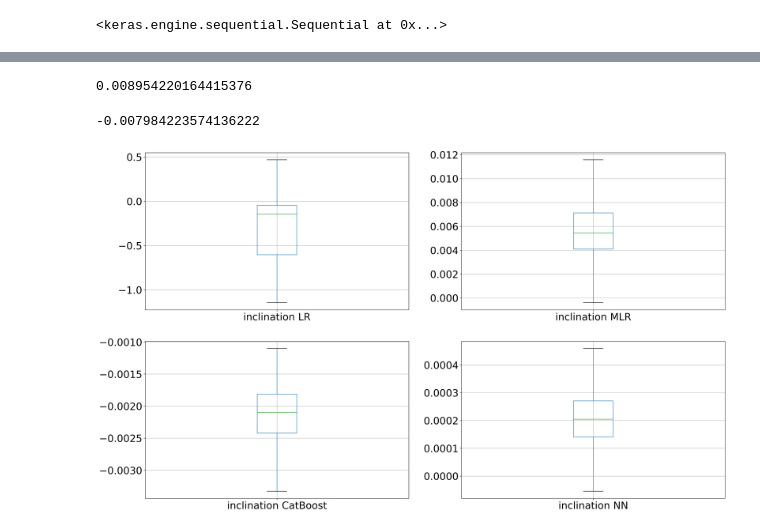
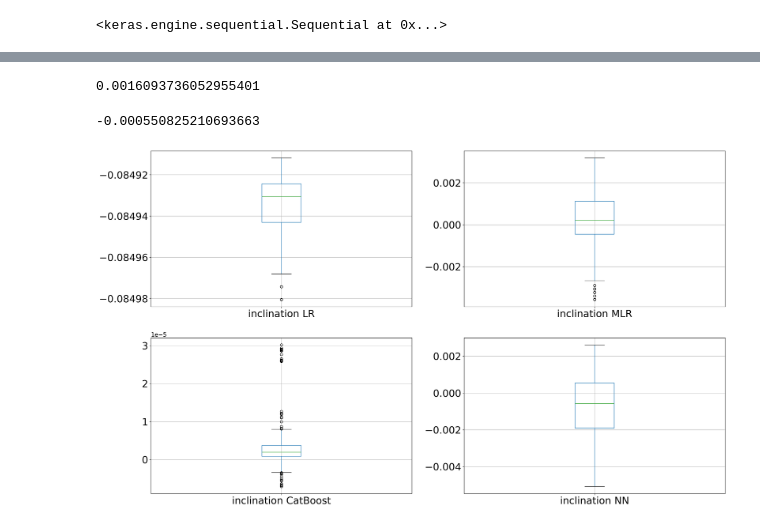
Before and after one commit to SergeyDolin/inclinometer-main, a Jupyter notebook: nn.ipynb, the cells around one changed output, grey strips where cells are left out. Saved outputs shown, nothing was run; the diff lists cells and outputs as text; code cells hidden in the pictures.

```diff
--- a/nn.ipynb
+++ b/nn.ipynb
@@ -594,21 +616,21 @@ features = scaler.fit_transform(features)
 features_train, features_valid, target_train, target_valid = \
     train_test_split(features, target, train_size=0.75, random_state=CFG.RANDOM_STATE)
 # %%
-test_nn = scaler.transform(test.drop(columns=CFG.TARGET))
+test_nn = scaler.transform(test[CFG.FEATURES])
 # %%
 def build_neural_network(hp):
     model = Sequential()
-    model.add(layers.Flatten())
-    for i in range(hp.Int("num_layers", 1, 12)):
+    # model.add(layers.Flatten())
+    for i in range(hp.Int("num_layers", 1, 10)):
         model.add(
             layers.Dense(
-                units=hp.Int(f"units_{i}", min_value=2, max_value=64, step=4),
+                units=hp.Int(f"units_{i}", min_value=6, max_value=24, step=2),
                 activation=hp.Choice("activation", ["tanh", "relu","relu6", "leaky_relu", "linear"]),
             )
         )
     if hp.Boolean("dropout"):
         model.add(layers.Dropout(rate=0.35))
-    model.add(layers.Dense(1))
+    model.add(layers.Dense(2))
     learning_rate = hp.Float("lr", min_value=1e-6, max_value=1e-2, sampling="log")
     model.compile(
         optimizer=Adam(learning_rate=learning_rate),
@@ -657,8 +679,8 @@ best_NN = build_neural_network(tuner.get_best_hyperparameters()[0])
 callback = EarlyStopping(monitor='loss', patience=200)
 # %%
 best_NN.fit(
-    X_train,
-    y_train,
+    features_train,
+    target_train,
     epochs=10000,
     callbacks=[callback]
 )
@@ -695,12 +717,12 @@ pred = pd.DataFrame(ynew)
 # %%
-np.sqrt(mean_squared_error(test[CFG.TARGET], pred))
+np.sqrt(mean_squared_error(test[CFG.TARGET]['center_bubbles_px'], pred[1]))
 # %% [output]
-0.008954220164415376
+0.0016093736052955401
 # %%
-dif_nn = test[CFG.TARGET] - pred
-dif_nn[0].mean()
+dif_nn = test[CFG.TARGET]['center_bubbles_px'] - pred[1]
+dif_nn.mean()
 # %% [output]
--0.007984223574136222
+-0.000550825210693663
 # %%
 from keras_visualizer import visualizer
 
@@ -716,19 +738,19 @@ settings = {
 visualizer(best_NN, file_name = 'NN', file_format='png', settings=settings)
 # %%
 LR = pd.DataFrame({'inclination LR' : dif_l1})
-MLR = pd.DataFrame({'inclination MLR' : dif_l})
-CB = pd.DataFrame({'inclination CatBoost' : dif})
-NN = pd.DataFrame({'inclination NN' : dif_nn[0],})
+MLR = pd.DataFrame({'inclination MLR' : dif_l['center_bubbles_px']})
+CB = pd.DataFrame({'inclination CatBoost' : dif['center_bubbles_px']})
+NN = pd.DataFrame({'inclination NN' : dif_nn,})
 
 fig = plt.figure(figsize=(25,15), dpi=300)
 ax1 =fig.add_subplot(2,2,1)
-LR.boxplot(ax = ax1, showfliers=False, fontsize = 24)
+LR.boxplot(ax = ax1, showfliers=True, fontsize = 24)
 ax2 =fig.add_subplot(2,2,2)
-MLR.boxplot(ax = ax2,showfliers=False, fontsize = 24)
+MLR.boxplot(ax = ax2,showfliers=True, fontsize = 24)
 ax3 =fig.add_subplot(2,2,3)
-CB.boxplot(ax = ax3,showfliers=False, fontsize = 24)
+CB.boxplot(ax = ax3,showfliers=True, fontsize = 24)
 ax4 =fig.add_subplot(2,2,4)
-NN.boxplot(ax = ax4,showfliers=False, fontsize = 24)
+NN.boxplot(ax = ax4,showfliers=True, fontsize = 24)
 plt.show()
 # %% [output]
-[figure, old version]
+[figure, new version]
```
Also changed, not shown: parts of 47 cells of this notebook, 8 other files.
